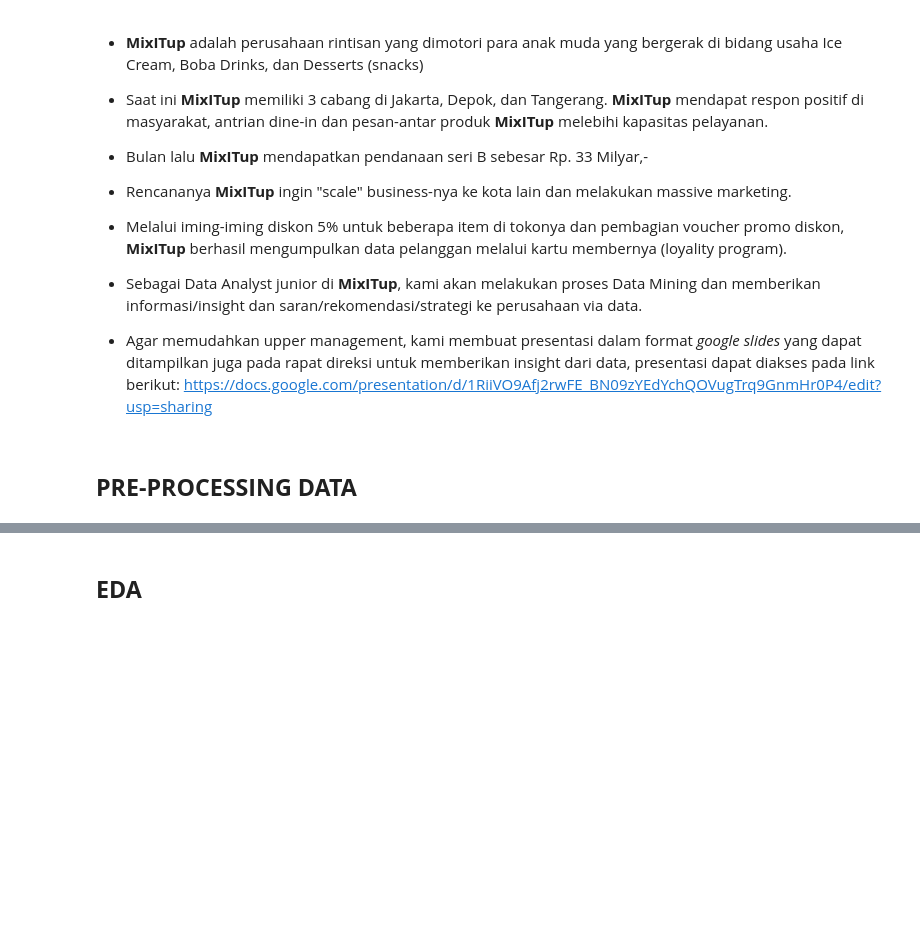
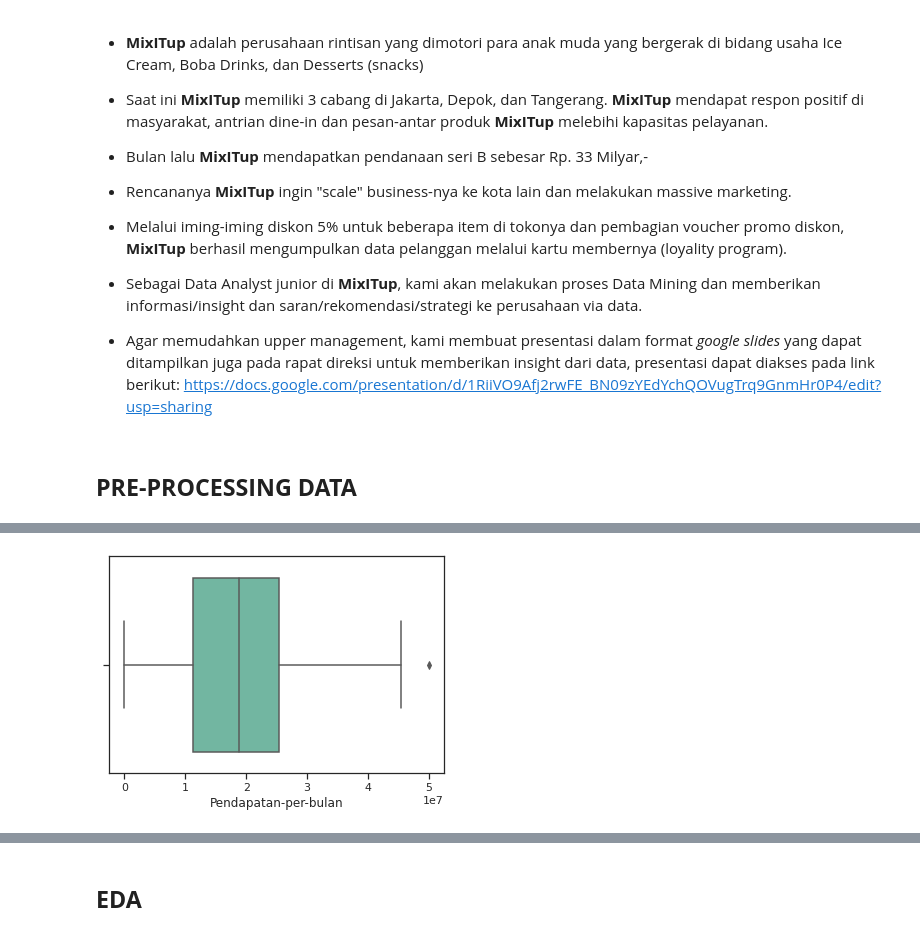
Before and after one commit to riarahmasp/B_Study-Case_2, a Jupyter notebook: Kelompok_B_Study_Case_2.ipynb, the cells around one changed output, grey strips where cells are left out. Cells and saved outputs as stored; diff of their text form; code cells hidden in the pictures; blank space fills up the shorter version.

```diff
--- a/Kelompok_B_Study_Case_2.ipynb
+++ b/Kelompok_B_Study_Case_2.ipynb
@@ -116,0 +291,5 @@ print(data_bersih.shape, data.shape)
+# %%
+ax = sns.boxplot(data["Pendapatan-per-bulan"], orient="h", palette="Set2")
+#terdapat outlier pada kolom "Pendapatan-per-bulan". dapat diatasi dengan memisahkan outlier dari data, tetapi tetap dilaporkan.
+# %% [output]
+[figure, added]
```
Also changed, not shown: parts of 55 cells of this notebook.
